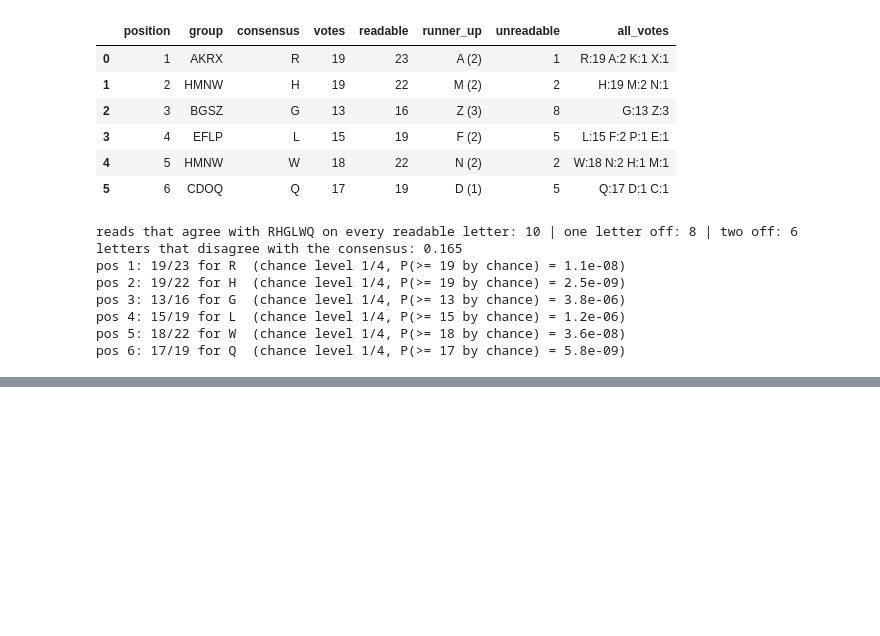
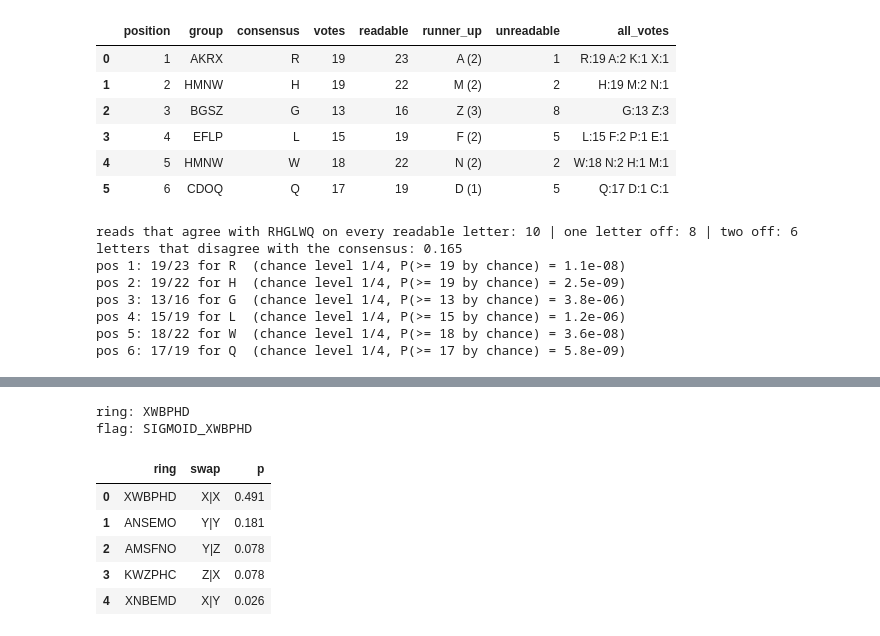
Before and after one commit to Nasalciuc/LMML-hacktone-2026, a Jupyter notebook: 36 Moldova/01 Feather Stories/feather_stories.ipynb, the cells around one changed output, grey strips where cells are left out. Saved outputs shown, nothing was run; the diff lists cells and outputs as text; code cells hidden in the pictures; blank space fills up the shorter version.

```diff
--- a/36 Moldova/01 Feather Stories/feather_stories.ipynb
+++ b/36 Moldova/01 Feather Stories/feather_stories.ipynb
@@ -457,0 +488,13 @@ flag: SIGMOID_RHGLWQ
+# %%
+print('ring:', RING)
+print('flag: SIGMOID_' + RING)
+cand_t[['ring', 'swap', 'p']].head(5)
+# %% [output]
+ring: XWBPHD
+flag: SIGMOID_XWBPHD
+|  | ring | swap | p |
+| 0 | XWBPHD | X|X | 0.491 |
+| 1 | ANSEMO | Y|Y | 0.181 |
+| 2 | AMSFNO | Y|Z | 0.078 |
+| 3 | KWZPHC | Z|X | 0.078 |
+| 4 | XNBEMD | X|Y | 0.026 |
```
Also changed, not shown: parts of 16 cells of this notebook, 1 other file.
